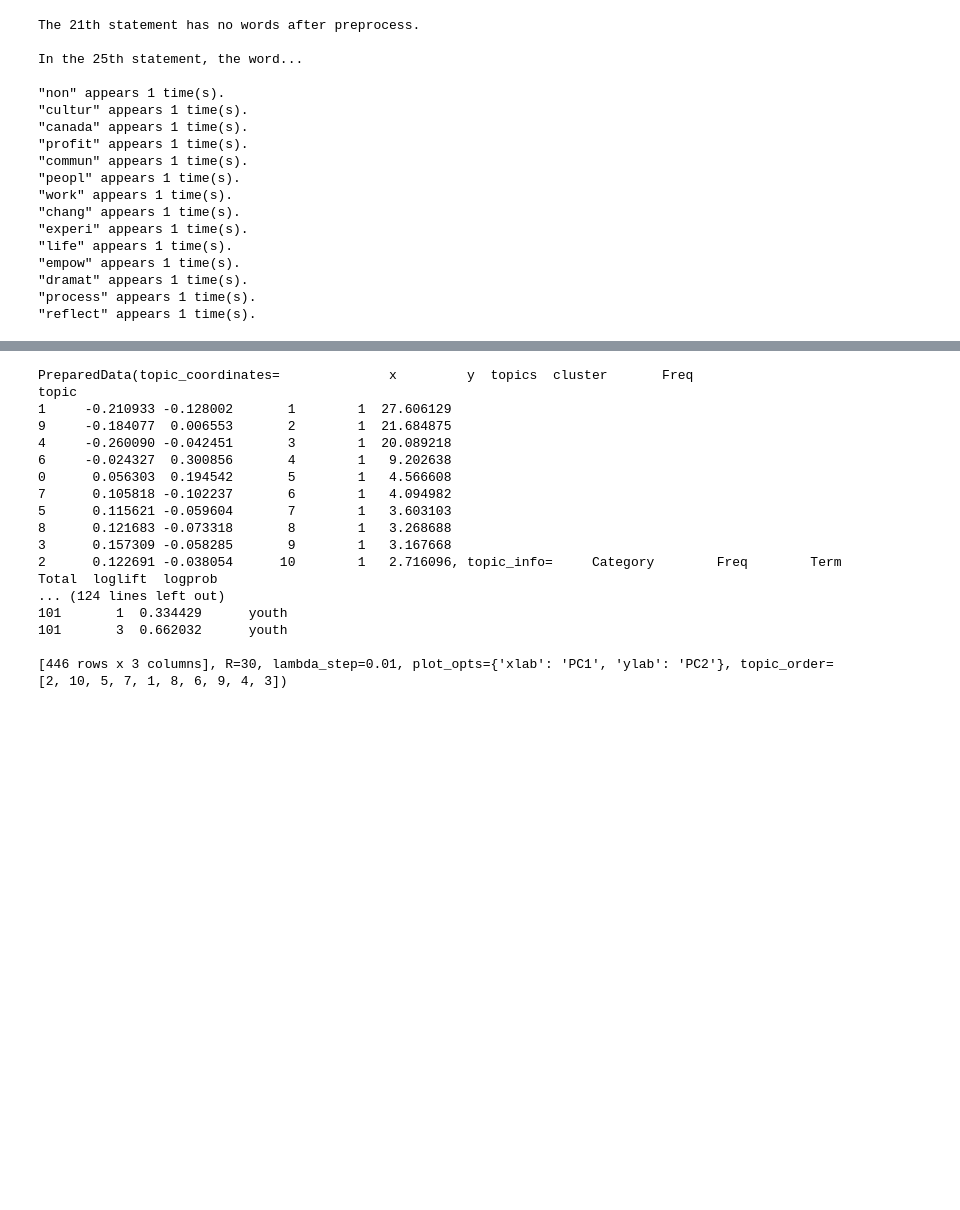
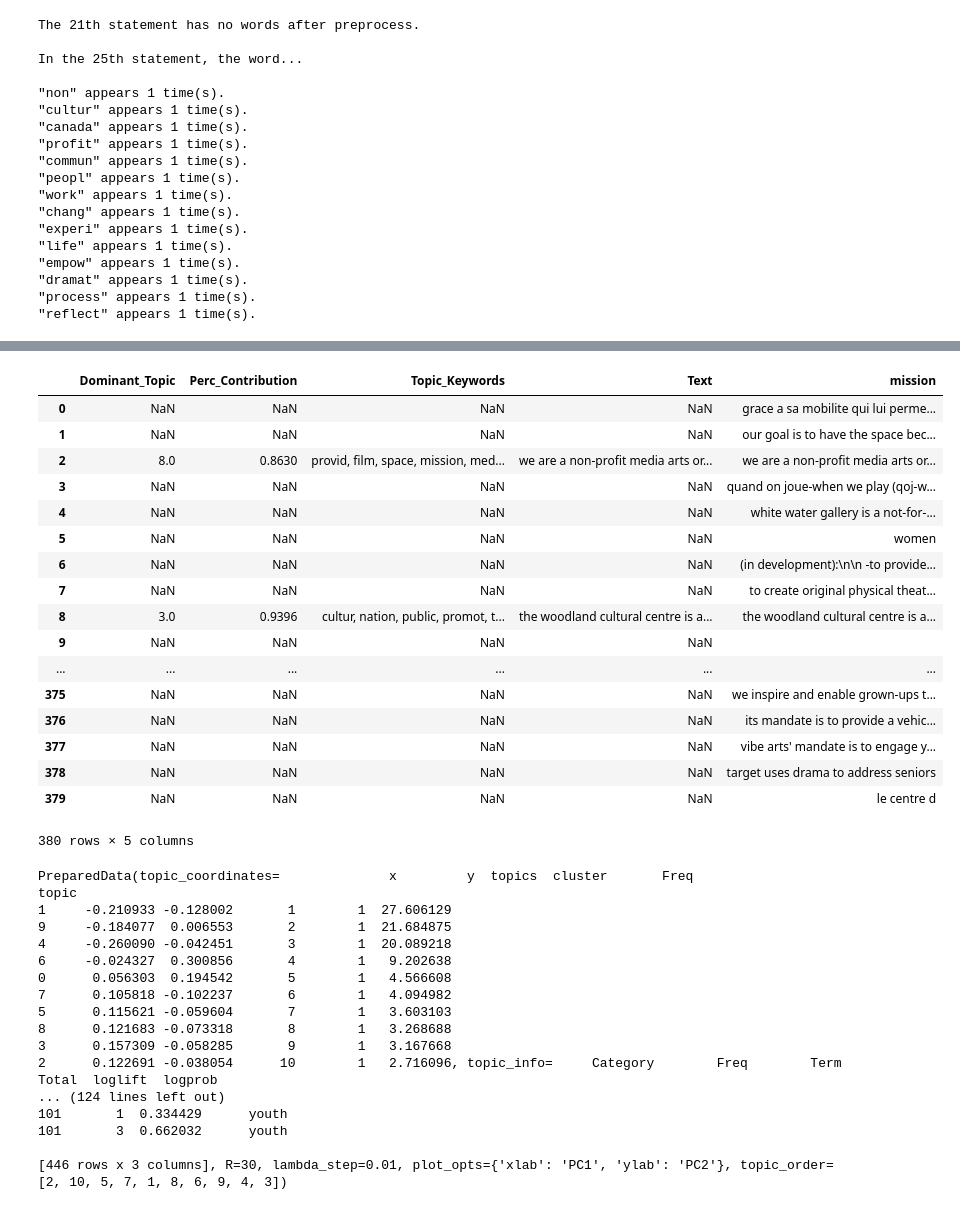
Before and after one commit to semaphore-maude/SemaphoreNLP, a Jupyter notebook: ASC_orgs/run_LDA.ipynb, the cells around one changed output, grey strips where cells are left out. Saved outputs shown, nothing was run; the diff lists cells and outputs as text; code cells hidden in the pictures; blank space fills up the shorter version.

```diff
--- a/ASC_orgs/run_LDA.ipynb
+++ b/ASC_orgs/run_LDA.ipynb
@@ -370,3 +348,26 @@ df_dominant_topic.head(8)
+# %%
+tab = mod_res.top5_texts_per_topic(df_dominant_topic)
+
+tab
+# %% [output]
+|  | Dominant_Topic | Perc_Contribution | Topic_Keywords | Text | mission |
+| 0 | NaN | NaN | NaN | NaN | grace a sa mobilite qui lui perme... |
+| 1 | NaN | NaN | NaN | NaN | our goal is to have the space bec... |
+| 2 | 8.0 | 0.8630 | provid, film, space, mission, med... | we are a non-profit media arts or... | we are a non-profit media arts or... |
+| 3 | NaN | NaN | NaN | NaN | quand on joue-when we play (qoj-w... |
+| 4 | NaN | NaN | NaN | NaN | white water gallery is a not-for-... |
+| 5 | NaN | NaN | NaN | NaN | women |
+| 6 | NaN | NaN | NaN | NaN | (in development):\n\n -to provide... |
+| 7 | NaN | NaN | NaN | NaN | to create original physical theat... |
+| 8 | 3.0 | 0.9396 | cultur, nation, public, promot, t... | the woodland cultural centre is a... | the woodland cultural centre is a... |
+| 9 | NaN | NaN | NaN | NaN |  |
+| ... | ... | ... | ... | ... | ... |
+| 375 | NaN | NaN | NaN | NaN | we inspire and enable grown-ups t... |
+| 376 | NaN | NaN | NaN | NaN | its mandate is to provide a vehic... |
+| 377 | NaN | NaN | NaN | NaN | vibe arts' mandate is to engage y... |
+| 378 | NaN | NaN | NaN | NaN | target uses drama to address seniors |
+| 379 | NaN | NaN | NaN | NaN | le centre d |
+380 rows × 5 columns
 # %%
 pyLDAvis.enable_notebook()
 # Visualize the topics
```
Also changed, not shown: parts of 17 cells of this notebook.
